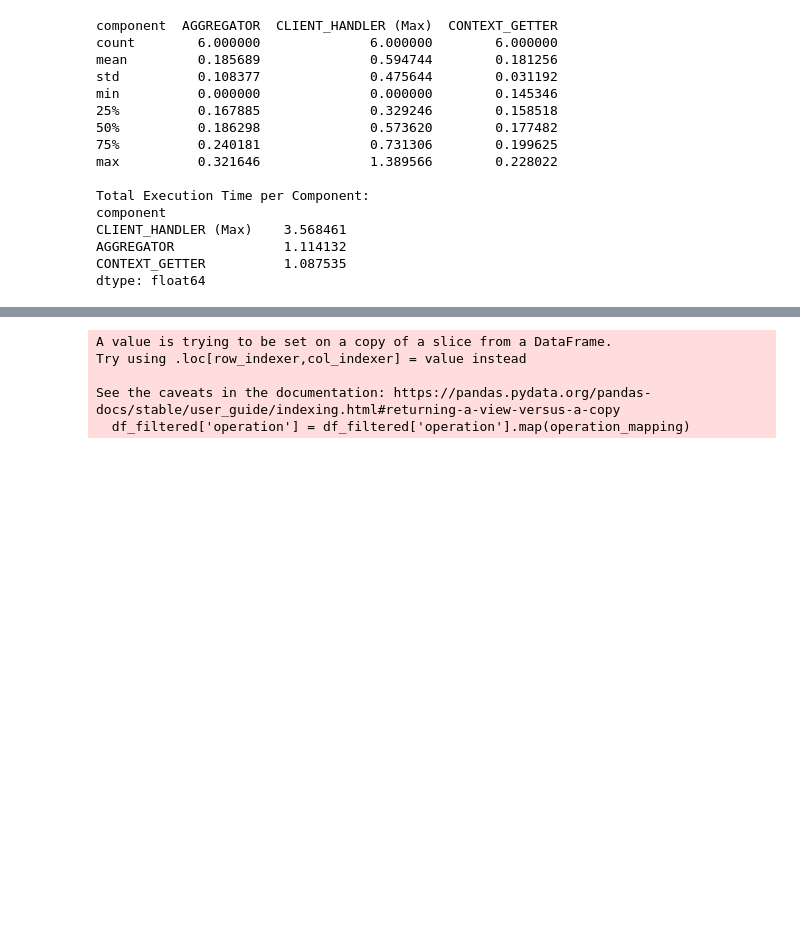
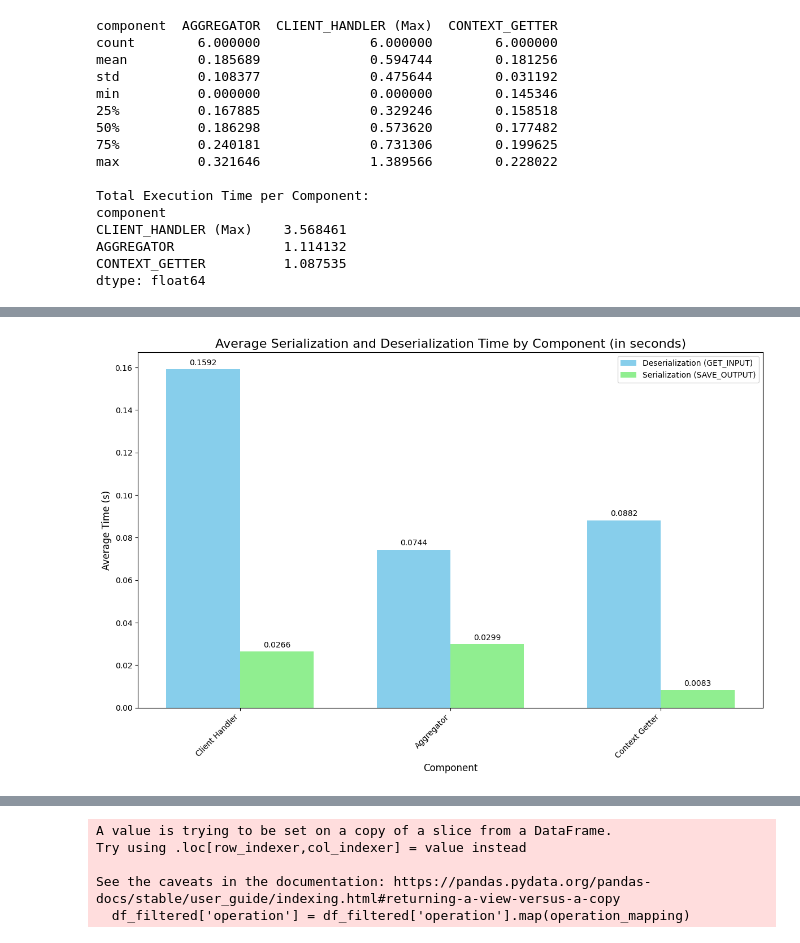
Before and after one commit to Akatroj/pfl-research, a Jupyter notebook: tutorials/analysis.ipynb, the cells around one changed output, grey strips where cells are left out. Saved outputs shown, nothing was run; the diff lists cells and outputs as text; code cells hidden in the pictures; blank space fills up the shorter version.

```diff
--- a/tutorials/analysis.ipynb
+++ b/tutorials/analysis.ipynb
@@ -173,2 +172,90 @@ Client Handler (Max): 63.85%
 Aggregator: 19.93%
 Context Getter: 16.22%
+# %%
+# Filter for SAVE_OUTPUT and GET_INPUT operations
+io_df = df[df["operation"].isin(["SAVE_OUTPUT", "GET_INPUT"])]
+
+
+# Function to get average time (max for CLIENT_HANDLER)
+def get_avg_time(group):
+    if group.name == "CLIENT_HANDLER":
+        return group.groupby(["iteration", "operation"])["execution_time"].max().groupby("operation").mean()
+    else:
+        return group.groupby("operation")["execution_time"].mean()
+
+
+# Calculate average times
+avg_times = io_df.groupby("component").apply(get_avg_time)
+
+print(avg_times)
+
+# Rename columns and index
+column_rename = {"GET_INPUT": "Deserialization", "SAVE_OUTPUT": "Serialization"}
+avg_times.columns = [column_rename.get(col, col) for col in avg_times.columns]
+avg_times.index = avg_times.index.map(
+    {"CONTEXT_GETTER": "Context Getter", "CLIENT_HANDLER": "Client Handler", "AGGREGATOR": "Aggregator"}
+)
+
+
+# Sort by total time (descending)
+avg_times["Total"] = avg_times["Deserialization"] + avg_times["Serialization"]
+avg_times_sorted = avg_times.sort_values("Total", ascending=False).drop("Total", axis=1)
+
+# Create the plot
+fig, ax = plt.subplots(figsize=(12, 8))
+
+# Set width of bars and positions of the bars on X axis
+barWidth = 0.35
+r1 = np.arange(len(avg_times_sorted))
+r2 = [x + barWidth for x in r1]
+
+# Create bars
+deserialization_bars = ax.bar(
+    r1, avg_times_sorted["Deserialization"], color="skyblue", width=barWidth, label="Deserialization (GET_INPUT)"
+)
+serialization_bars = ax.bar(
+    r2, avg_times_sorted["Serialization"], color="lightgreen", width=barWidth, label="Serialization (SAVE_OUTPUT)"
+)
+
+# Customize the plot
+ax.set_xlabel("Component", fontsize=12)
+ax.set_ylabel("Average Time (s)", fontsize=12)
+ax.set_title("Average Serialization and Deserialization Time by Component (in seconds)", fontsize=16)
+ax.set_xticks([r + barWidth / 2 for r in range(len(avg_times_sorted))])
+ax.set_xticklabels(avg_times_sorted.index, rotation=45, ha="right")
+ax.legend()
+
+
+# Add value labels on the bars
+def autolabel(rects):
+    for rect in rects:
+        height = rect.get_height()
+        ax.annotate(
+            f"{height:.4f}",
+            xy=(rect.get_x() + rect.get_width() / 2, height),
+            xytext=(0, 3),  # 3 points vertical offset
+            textcoords="offset points",
+            ha="center",
+            va="bottom",
+        )
+
+
+autolabel(deserialization_bars)
+autolabel(serialization_bars)
+
+plt.tight_layout()
+plt.show()
+
+# Print the average times
+print("Average Serialization and Deserialization Times (in seconds):")
+print(avg_times_sorted)
+
+# Calculate and print the total overhead and percentage for each component
+avg_times_sorted["Total Overhead"] = avg_times_sorted.sum(axis=1)
+total_overhead = avg_times_sorted["Total Overhead"].sum()
+avg_times_sorted["Percentage of Total Overhead"] = (avg_times_sorted["Total Overhead"] / total_overhead) * 100
+
+print("\nTotal Overhead and Percentage by Component:")
+print(avg_times_sorted[["Total Overhead", "Percentage of Total Overhead"]])
+print(f"\nTotal Overhead Across All Components: {total_overhead:.4f} seconds")
+# %% [output]
@@ -174,0 +267 @@ Context Getter: 16.22%
+[figure, added]
```
Also changed, not shown: parts of 2 cells of this notebook, 11 other files.
